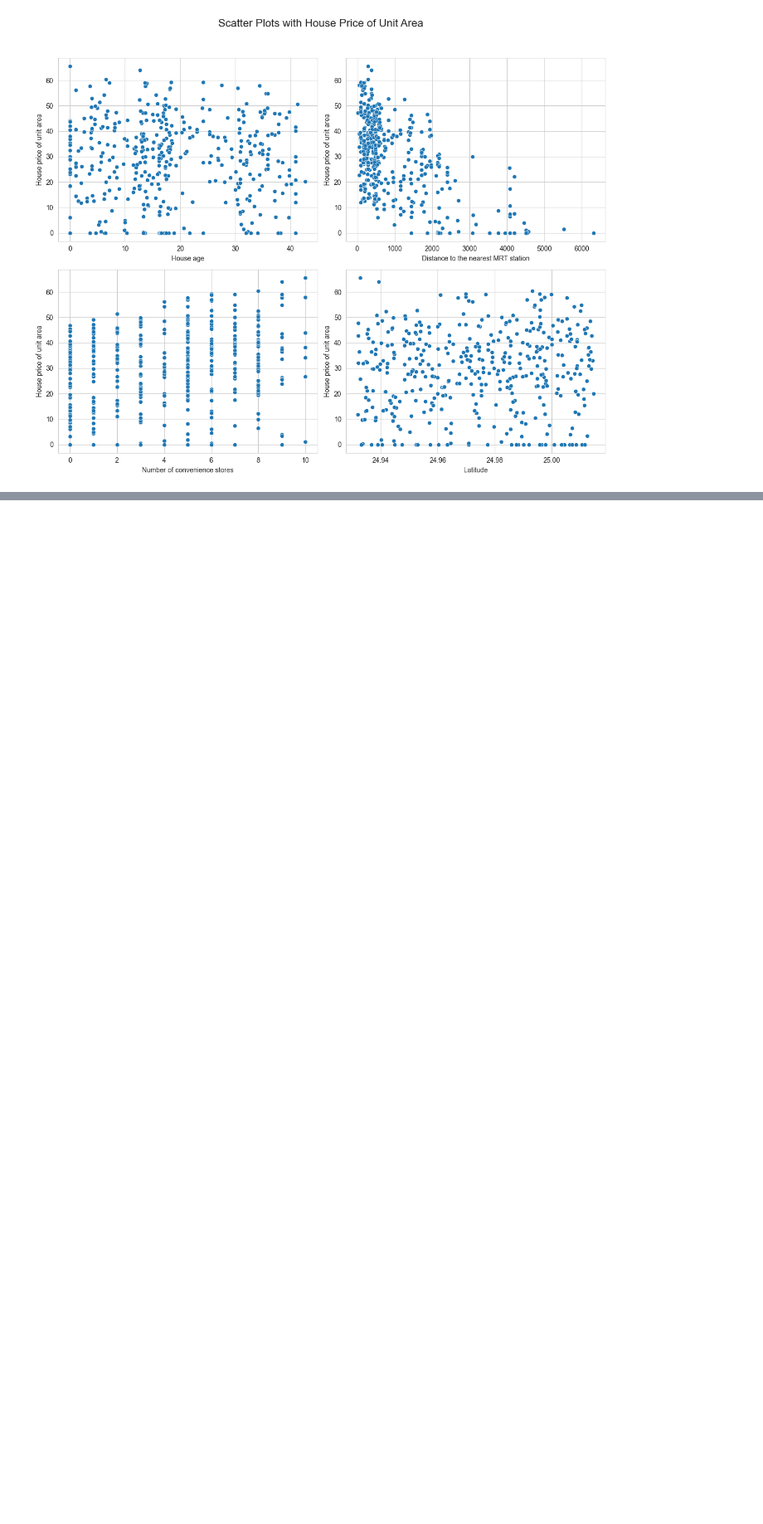
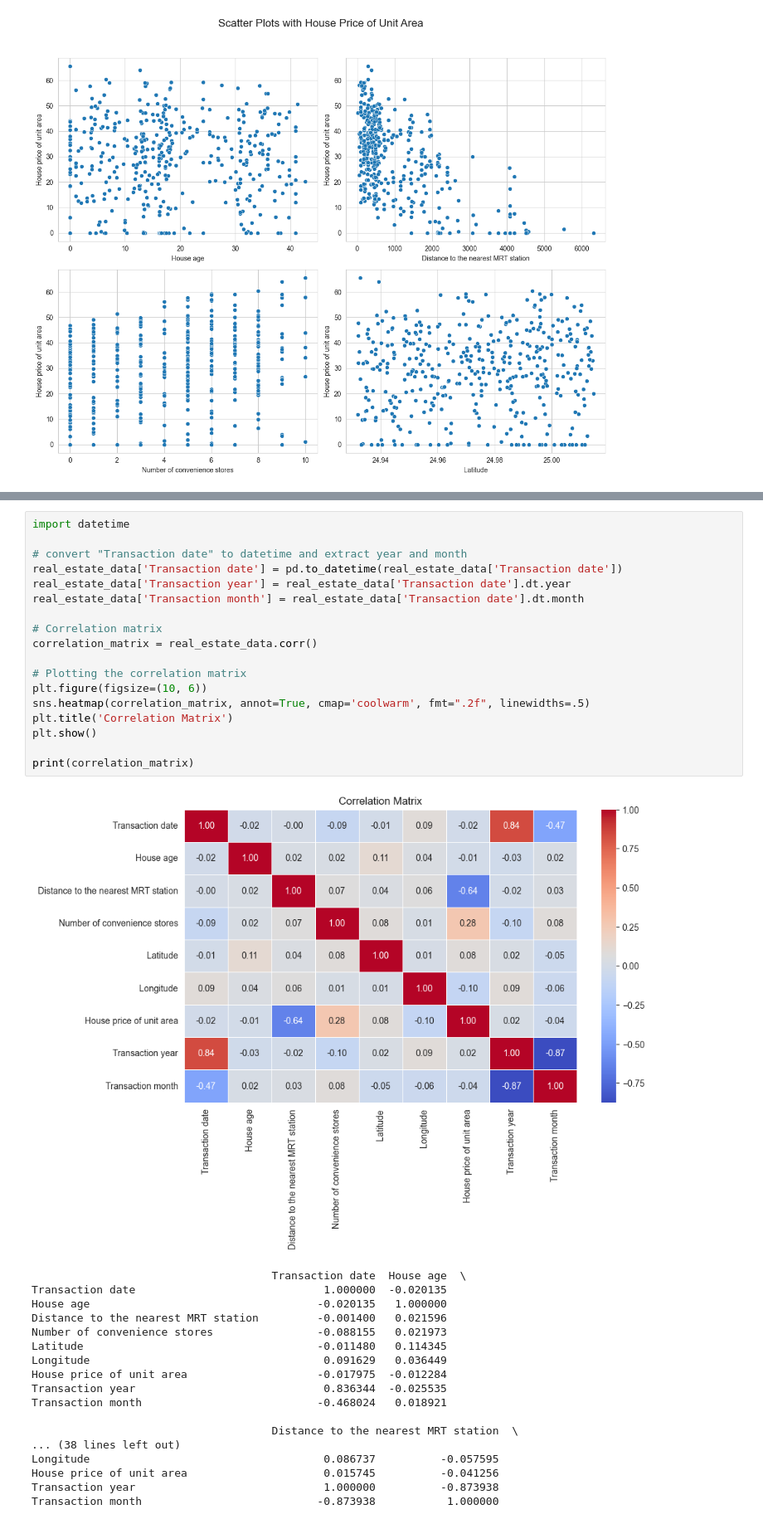
Before and after one commit to kairoentity/RealEstatePricePridiction, a Jupyter notebook: housePricePrediction.ipynb, the cells around one changed output, grey strips where cells are left out. Shown: that part at 83% size. Drawn from its saved outputs; the diff is of its cells as text; blank space fills up the shorter version.

```diff
--- a/housePricePrediction.ipynb
+++ b/housePricePrediction.ipynb
@@ -103,2 +115,39 @@ plt.show()
+# %%
+import datetime
+
+# convert "Transaction date" to datetime and extract year and month
+real_estate_data['Transaction date'] = pd.to_datetime(real_estate_data['Transaction date'])
+real_estate_data['Transaction year'] = real_estate_data['Transaction date'].dt.year
+real_estate_data['Transaction month'] = real_estate_data['Transaction date'].dt.month
+
+# Correlation matrix
+correlation_matrix = real_estate_data.corr()
+
+# Plotting the correlation matrix
+plt.figure(figsize=(10, 6))
+sns.heatmap(correlation_matrix, annot=True, cmap='coolwarm', fmt=".2f", linewidths=.5)
+plt.title('Correlation Matrix')
+plt.show()
+
+print(correlation_matrix)
+# %% [output]
+[figure, added]
+                                     Transaction date  House age  \
+Transaction date                             1.000000  -0.020135
+House age                                   -0.020135   1.000000
+Distance to the nearest MRT station         -0.001400   0.021596
+Number of convenience stores                -0.088155   0.021973
+Latitude                                    -0.011480   0.114345
+Longitude                                    0.091629   0.036449
+House price of unit area                    -0.017975  -0.012284
+Transaction year                             0.836344  -0.025535
+Transaction month                           -0.468024   0.018921
+
+                                     Distance to the nearest MRT station  \
+... (38 lines left out)
+Longitude                                    0.086737          -0.057595
+House price of unit area                     0.015745          -0.041256
+Transaction year                             1.000000          -0.873938
+Transaction month                           -0.873938           1.000000
 # %%
 from sklearn.model_selection import train_test_split
```
Also changed, not shown: parts of 8 cells of this notebook.
